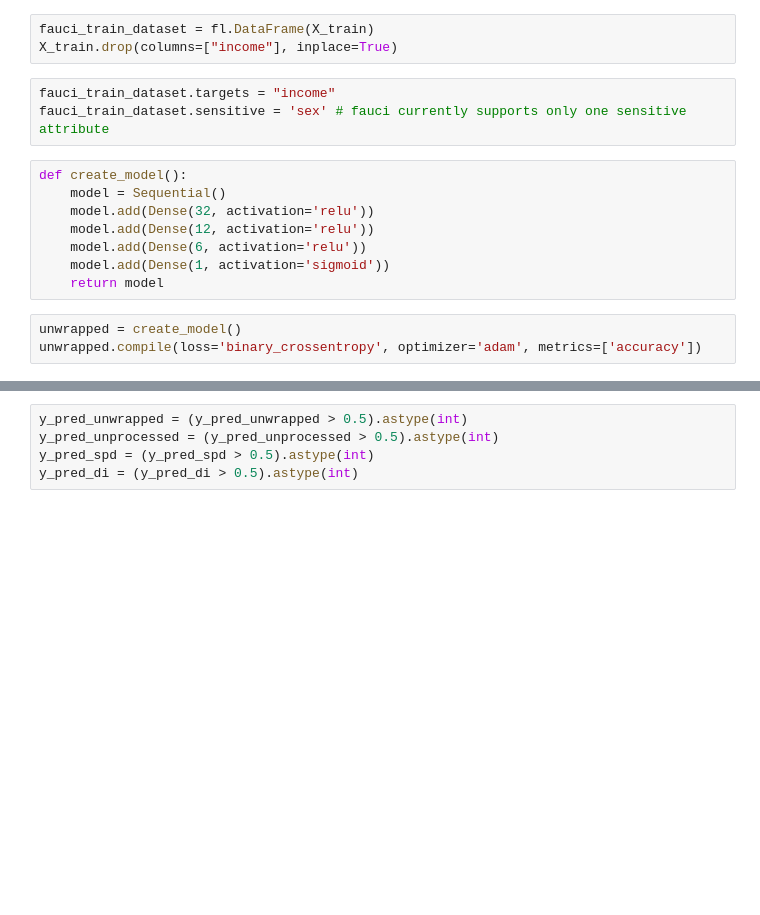
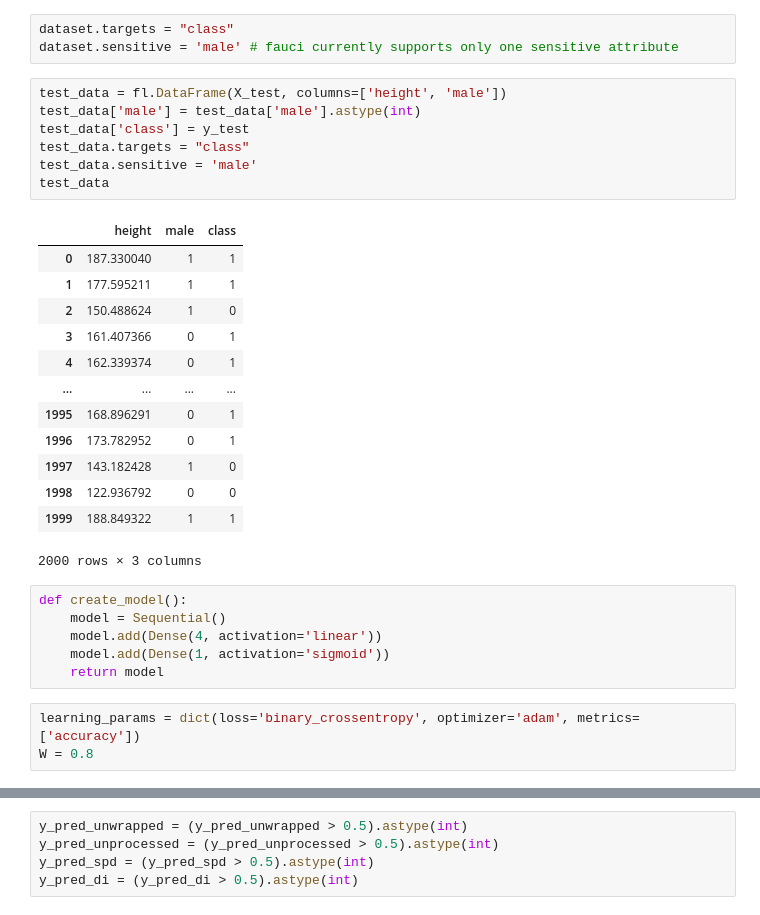
Before and after one commit to pikalab-unibo-students/master-thesis-dizio-ay2324, a Jupyter notebook: examples/demo_fauci.ipynb, the cells around one changed output, grey strips where cells are left out. Drawn from its saved outputs; the diff is of its cells as text; blank space fills up the shorter version.

```diff
--- a/examples/demo_fauci.ipynb
+++ b/examples/demo_fauci.ipynb
@@ -52,17 +50,33 @@ X_train
-# %%
-fauci_train_dataset = fl.DataFrame(X_train)
-X_train.drop(columns=["income"], inplace=True)
 # %%
-fauci_train_dataset.targets = "income"
-fauci_train_dataset.sensitive = 'sex' # fauci currently supports only one sensitive attribute
+dataset.targets = "class"
+dataset.sensitive = 'male' # fauci currently supports only one sensitive attribute
+# %%
+test_data = fl.DataFrame(X_test, columns=['height', 'male'])
+test_data['male'] = test_data['male'].astype(int)
+test_data['class'] = y_test
+test_data.targets = "class"
+test_data.sensitive = 'male'
+test_data
+# %% [output]
+|  | height | male | class |
+| 0 | 187.330040 | 1 | 1 |
+| 1 | 177.595211 | 1 | 1 |
+| 2 | 150.488624 | 1 | 0 |
+| 3 | 161.407366 | 0 | 1 |
+| 4 | 162.339374 | 0 | 1 |
+| ... | ... | ... | ... |
+| 1995 | 168.896291 | 0 | 1 |
+| 1996 | 173.782952 | 0 | 1 |
+| 1997 | 143.182428 | 1 | 0 |
+| 1998 | 122.936792 | 0 | 0 |
+| 1999 | 188.849322 | 1 | 1 |
+2000 rows × 3 columns
 # %%
 def create_model():
     model = Sequential()
-    model.add(Dense(32, activation='relu'))
-    model.add(Dense(12, activation='relu'))
-    model.add(Dense(6, activation='relu'))
+    model.add(Dense(4, activation='linear'))
     model.add(Dense(1, activation='sigmoid'))
     return model
 # %%
-unwrapped = create_model()
-unwrapped.compile(loss='binary_crossentropy', optimizer='adam', metrics=['accuracy'])
+learning_params = dict(loss='binary_crossentropy', optimizer='adam', metrics=['accuracy'])
+W = 0.8
```
Also changed, not shown: parts of 28 cells of this notebook, 1 other file.
